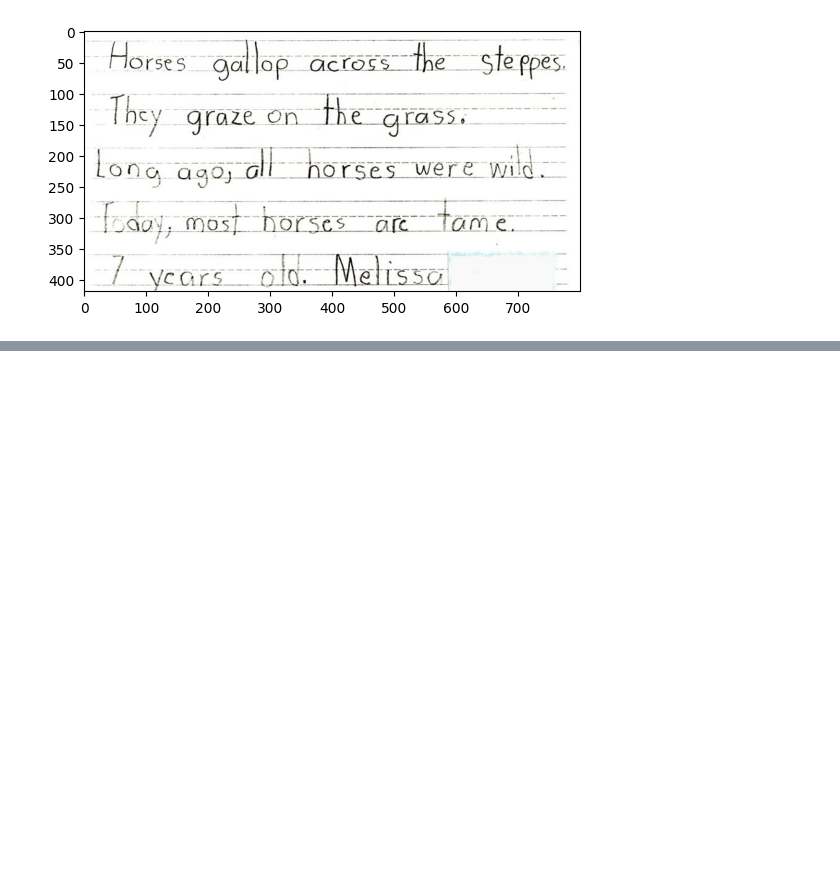
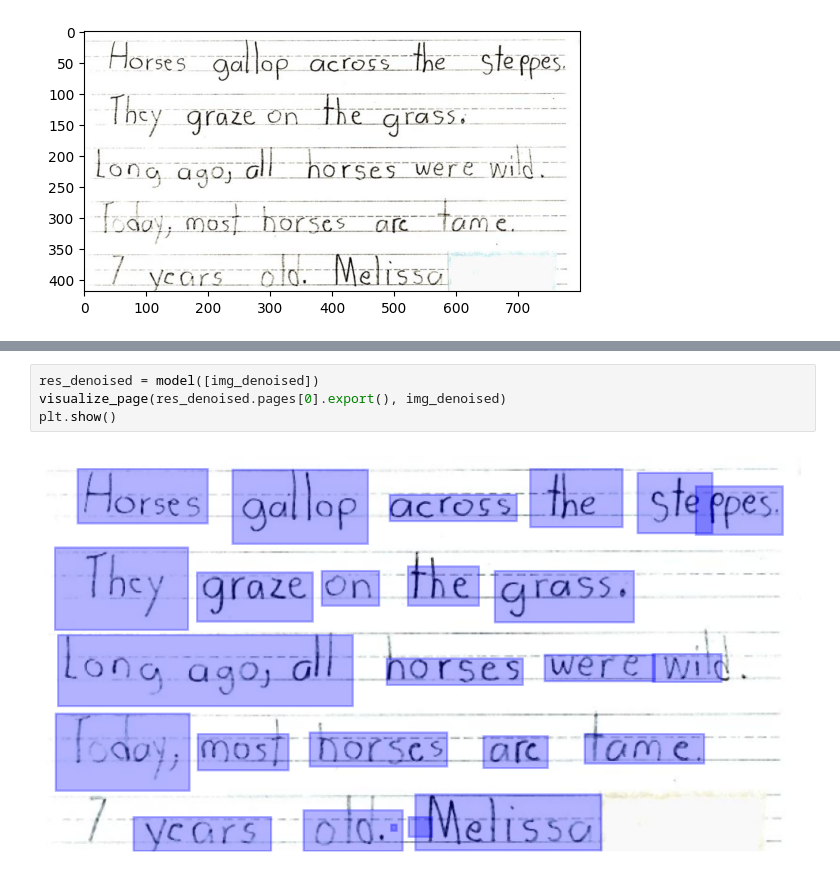
Before and after one commit to Hugloss/CookbookPyCode, a Jupyter notebook: image_processing/img_03_orc_doctr.ipynb, the cells around one changed output, grey strips where cells are left out. Drawn from its saved outputs; the diff is of its cells as text; blank space fills up the shorter version.

```diff
--- a/image_processing/img_03_orc_doctr.ipynb
+++ b/image_processing/img_03_orc_doctr.ipynb
@@ -53,0 +114,6 @@ Document(
+# %%
+res_denoised = model([img_denoised])
+visualize_page(res_denoised.pages[0].export(), img_denoised)
+plt.show()
+# %% [output]
+[figure, added]
```
Also changed, not shown: parts of 19 cells of this notebook.
